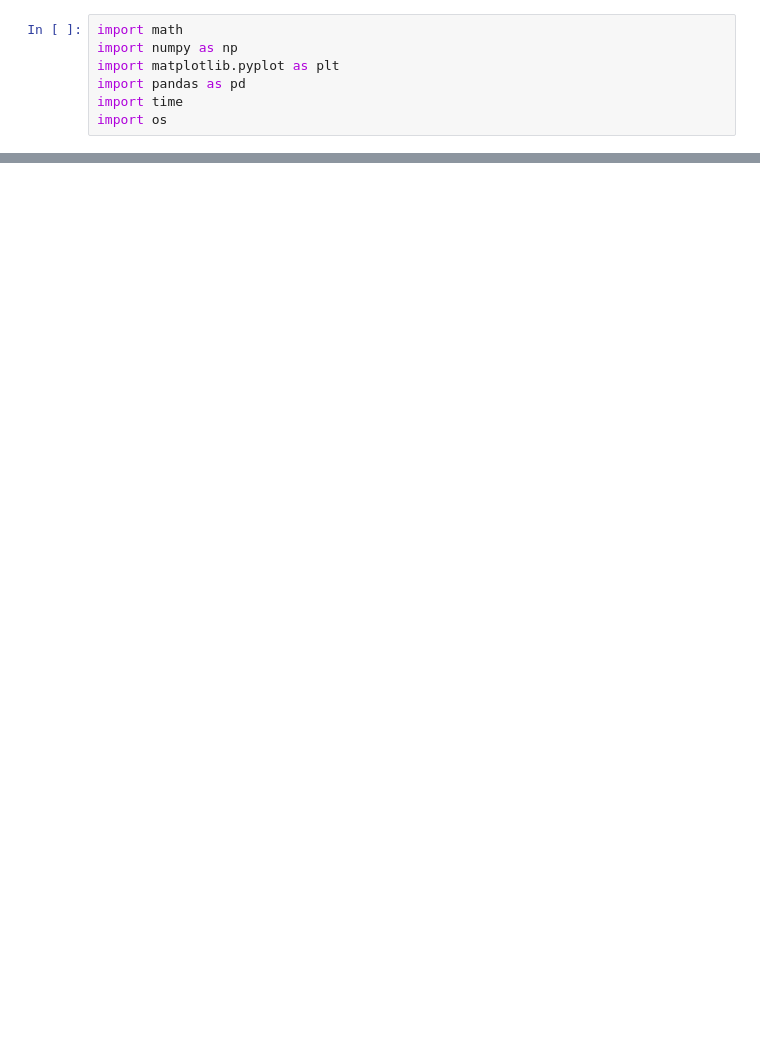
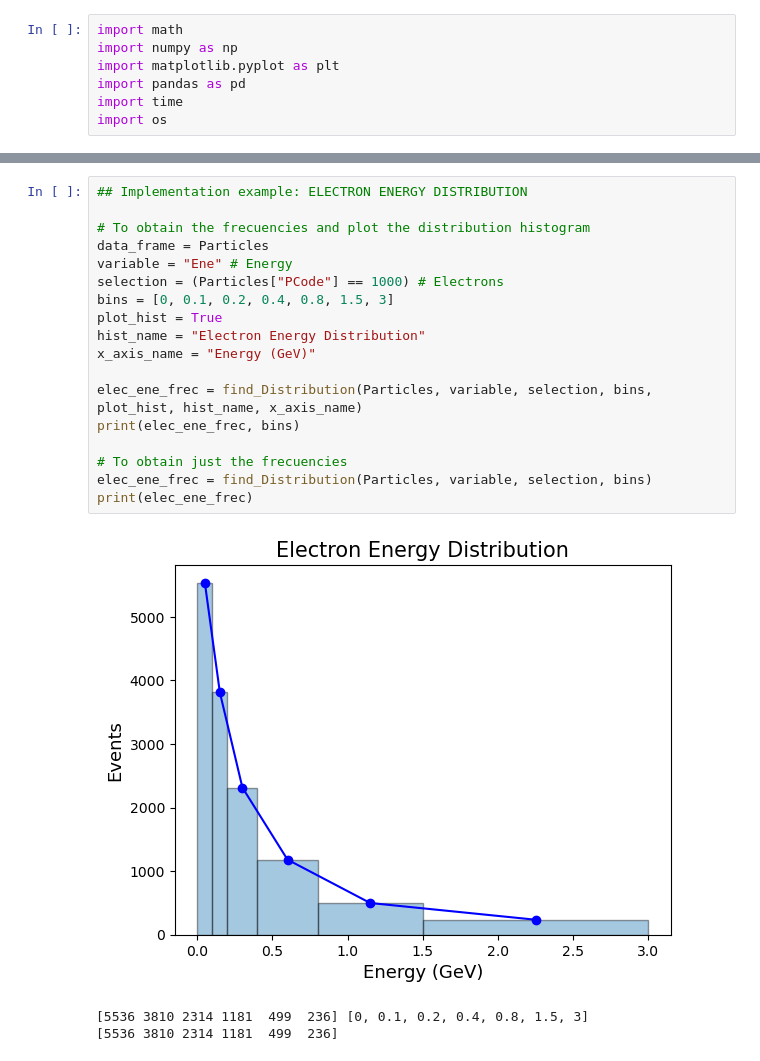
Before and after one commit to camilojtorresc/CosmicRays_ClusterAnalysis, a Jupyter notebook: clusters_analysis_v8.ipynb, the cells around one changed output, grey strips where cells are left out. Saved outputs shown, nothing was run; the diff lists cells and outputs as text; blank space fills up the shorter version.

```diff
--- a/clusters_analysis_v8.ipynb
+++ b/clusters_analysis_v8.ipynb
@@ -453,0 +373,22 @@ plt.grid(True)
+# %%
+## Implementation example: ELECTRON ENERGY DISTRIBUTION
+
+# To obtain the frecuencies and plot the distribution histogram
+data_frame = Particles
+variable = "Ene" # Energy
+selection = (Particles["PCode"] == 1000) # Electrons
+bins = [0, 0.1, 0.2, 0.4, 0.8, 1.5, 3]
+plot_hist = True
+hist_name = "Electron Energy Distribution"
+x_axis_name = "Energy (GeV)"
+
+elec_ene_frec = find_Distribution(Particles, variable, selection, bins, plot_hist, hist_name, x_axis_name)
+print(elec_ene_frec, bins)
+
+# To obtain just the frecuencies
+elec_ene_frec = find_Distribution(Particles, variable, selection, bins)
+print(elec_ene_frec)
+# %% [output]
+[figure, added]
+[5536 3810 2314 1181  499  236] [0, 0.1, 0.2, 0.4, 0.8, 1.5, 3]
+[5536 3810 2314 1181  499  236]
```
Also changed, not shown: parts of 36 cells of this notebook, 1 other file.
